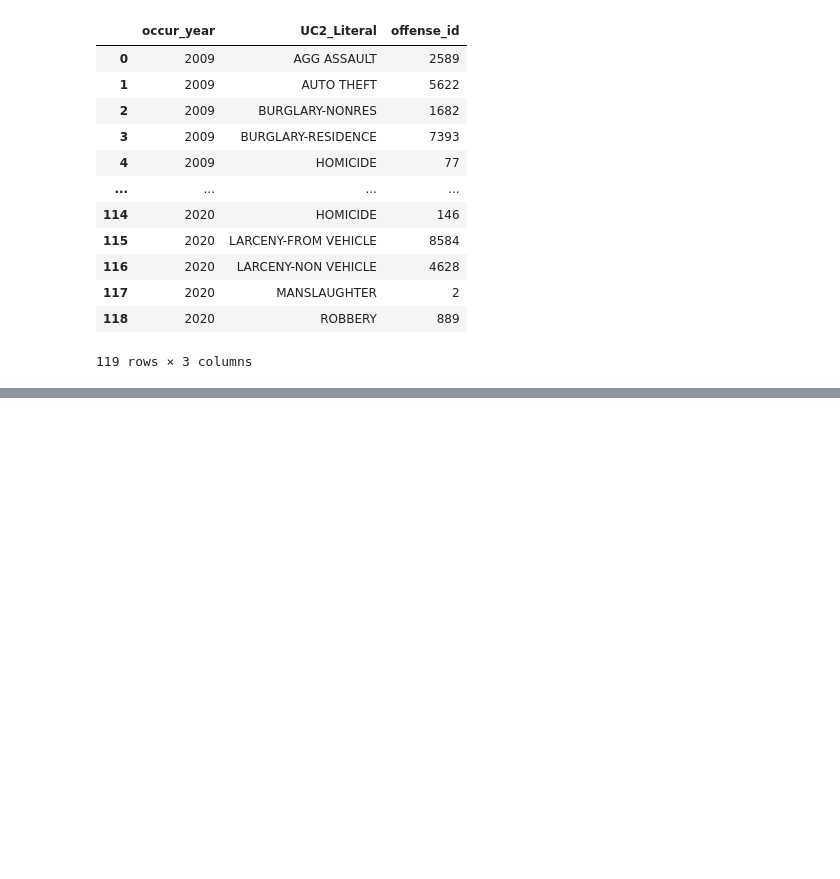
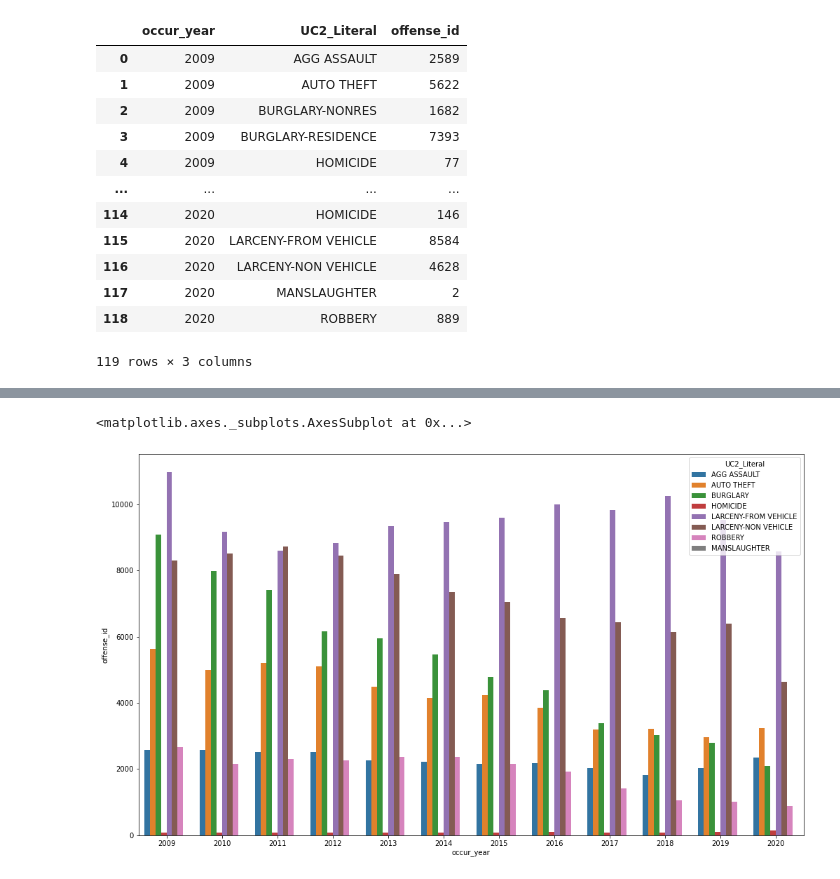
Before and after one commit to cayelsie/Crime-trends-in-Atlanta, a Jupyter notebook: Kelly/Kelly_crime_data.ipynb, the cells around one changed output, grey strips where cells are left out. Cells and saved outputs as stored; diff of their text form; code cells hidden in the pictures; blank space fills up the shorter version.

```diff
--- a/Kelly/Kelly_crime_data.ipynb
+++ b/Kelly/Kelly_crime_data.ipynb
@@ -354,0 +413,10 @@ year_offense_df
+# %%
+#Consolidated dataframe headings to match what's going on in 2020 with robberies and burglaries
+
+crime_no_ibr_consolidated_df = crime_no_ibr_df.replace(
+    {"BURGLARY-NONRES": "BURGLARY", "BURGLARY-RESIDENCE": "BURGLARY", "ROBBERY-COMMERCIAL" : "ROBBERY",
+     "ROBBERY-PEDESTRIAN": "ROBBERY", "ROBBERY-RESIDENCE" : "ROBBERY"})
+# %%
+#Group new dataframe with consolidated headings by year and crime, count to show number of offenses for each type of crime
+year_offense_group_two =crime_no_ibr_consolidated_df.groupby(["occur_year", "UC2_Literal"])['offense_id'].count()
+year_offense_group_two
@@ -354,0 +437,5 @@ year_offense_df
+# %%
+#make year_offense into a dataframe and reset the index
+year_offense_two_df = pd.DataFrame(year_offense_group_two).reset_index()
+
+year_offense_two_df
@@ -354,0 +456,12 @@ year_offense_df
+# %%
+#Plot all years and types of crimes - will be very large
+
+#Set figure size with MatPlotlib
+plt.figure(figsize=(17,10))
+#Plot with seaborn
+sns.barplot(x = 'occur_year', y = 'offense_id', hue = 'UC2_Literal', data = year_offense_two_df)
+
+#All crime type headings are now consolidated!
+# %% [output]
+<matplotlib.axes._subplots.AxesSubplot at 0x...>
+[figure, added]
```
Also changed, not shown: parts of 8 cells of this notebook.
